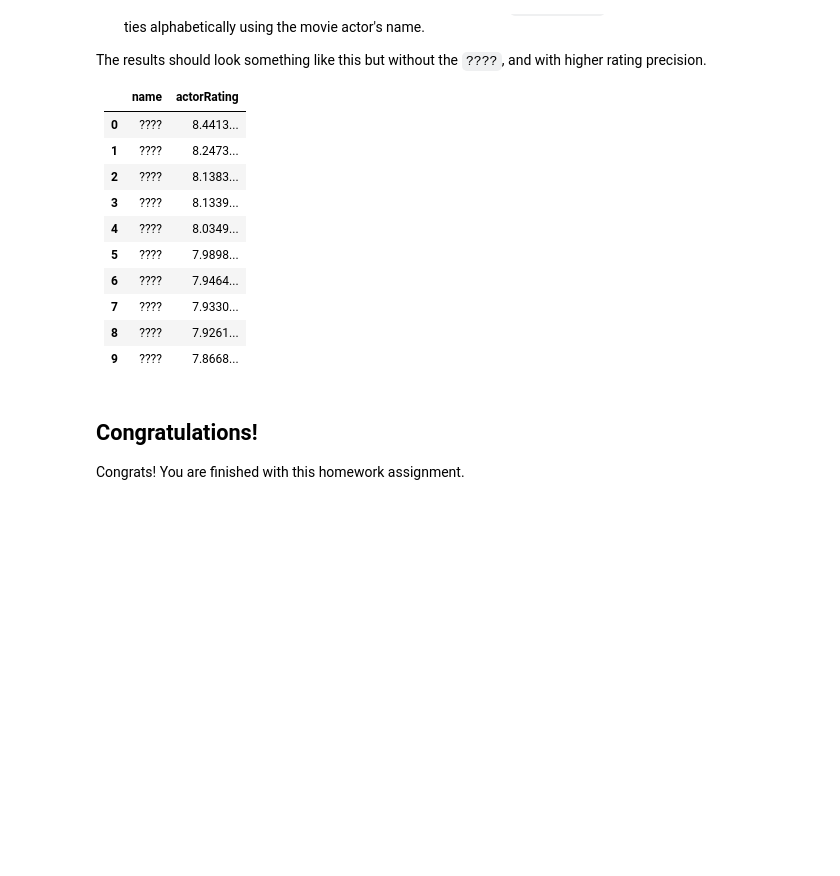
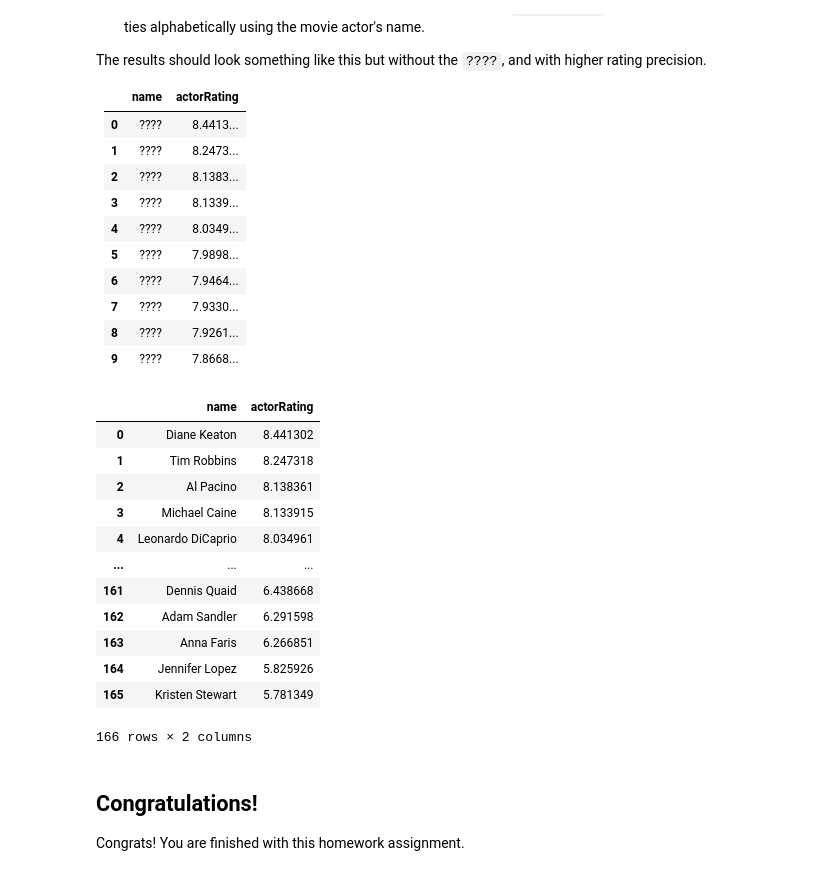
Before and after one commit to yuxin-miao/DS4710, a Jupyter notebook: Homework/HW6/Homework 6_SQL.ipynb, the cells around one changed output. Drawn from its saved outputs; the diff is of its cells as text; code cells hidden in the pictures; blank space fills up the shorter version.

```diff
--- a/Homework/HW6/Homework 6_SQL.ipynb
+++ b/Homework/HW6/Homework 6_SQL.ipynb
@@ -364,3 +457,40 @@ res_q5
+# %%
+query_q5 = """
+SELECT
+    Name.primaryName as name,
+    SUM(Rating.averageRating * Rating.numVotes) / SUM (Rating.numVotes) as actorRating
+FROM Role
+JOIN Name
+    ON Role.nconst = Name.nconst
+JOIN Title
+    ON Role.tconst = Title.tconst
+JOIN Rating
+    ON Role.tconst = Rating.tconst
+WHERE (Role.category = 'actor' OR Role.category = 'actress')
+    AND Title.titleType = 'movie'
+    AND Rating.numVotes > 1000
+GROUP BY name
+HAVING COUNT(*) >= 20
+ORDER BY actorRating DESC
+"""
+
+
+res_q5 = pd.read_sql(query_q5, engine)
+res_q5
+# %% [output]
+|  | name | actorRating |
+| 0 | Diane Keaton | 8.441302 |
+| 1 | Tim Robbins | 8.247318 |
+| 2 | Al Pacino | 8.138361 |
+| 3 | Michael Caine | 8.133915 |
+| 4 | Leonardo DiCaprio | 8.034961 |
+| ... | ... | ... |
+| 161 | Dennis Quaid | 6.438668 |
+| 162 | Adam Sandler | 6.291598 |
+| 163 | Anna Faris | 6.266851 |
+| 164 | Jennifer Lopez | 5.825926 |
+| 165 | Kristen Stewart | 5.781349 |
+166 rows × 2 columns
 # %% [markdown]
 ## Congratulations!
 
```
Also changed, not shown: parts of 16 cells of this notebook, 1 other file.
